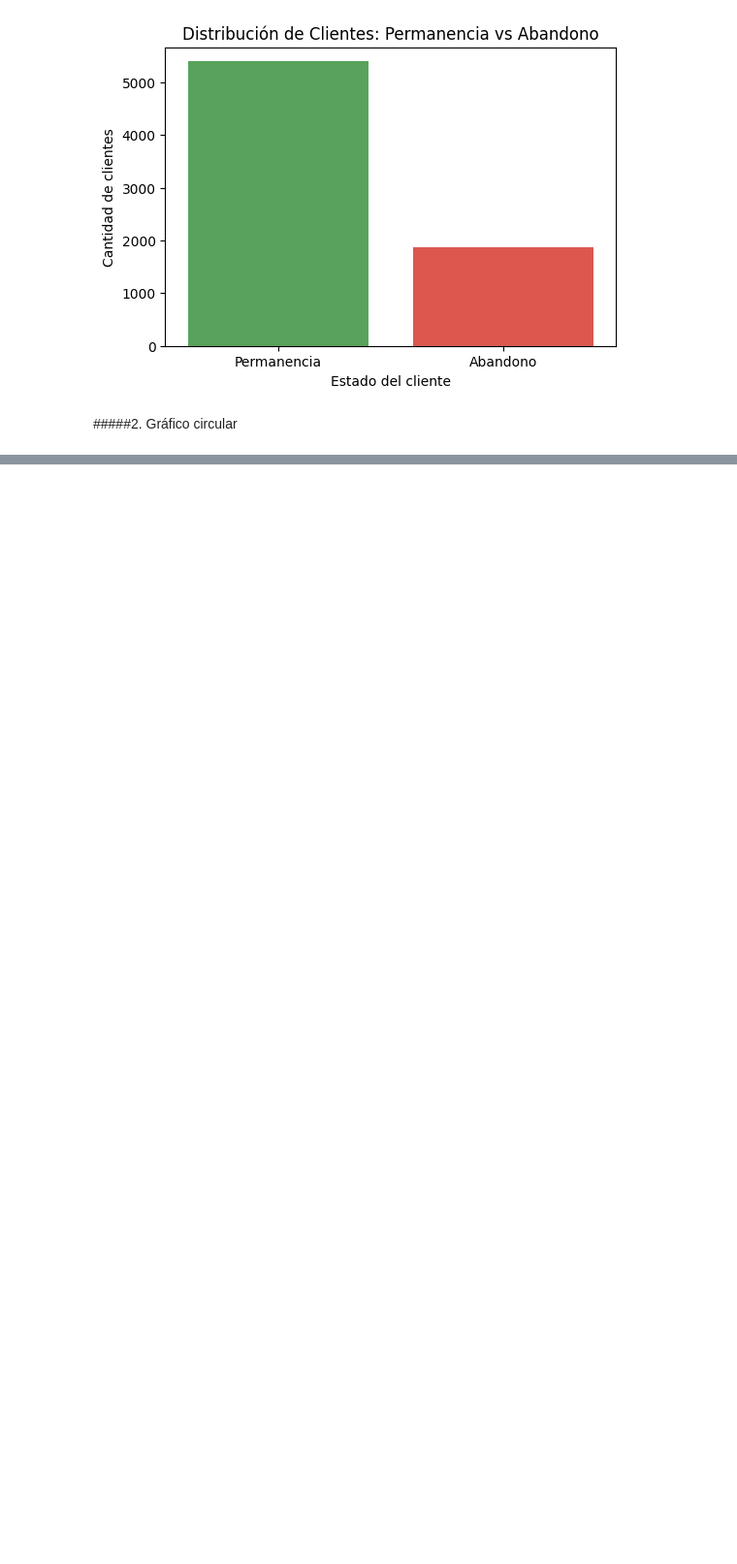
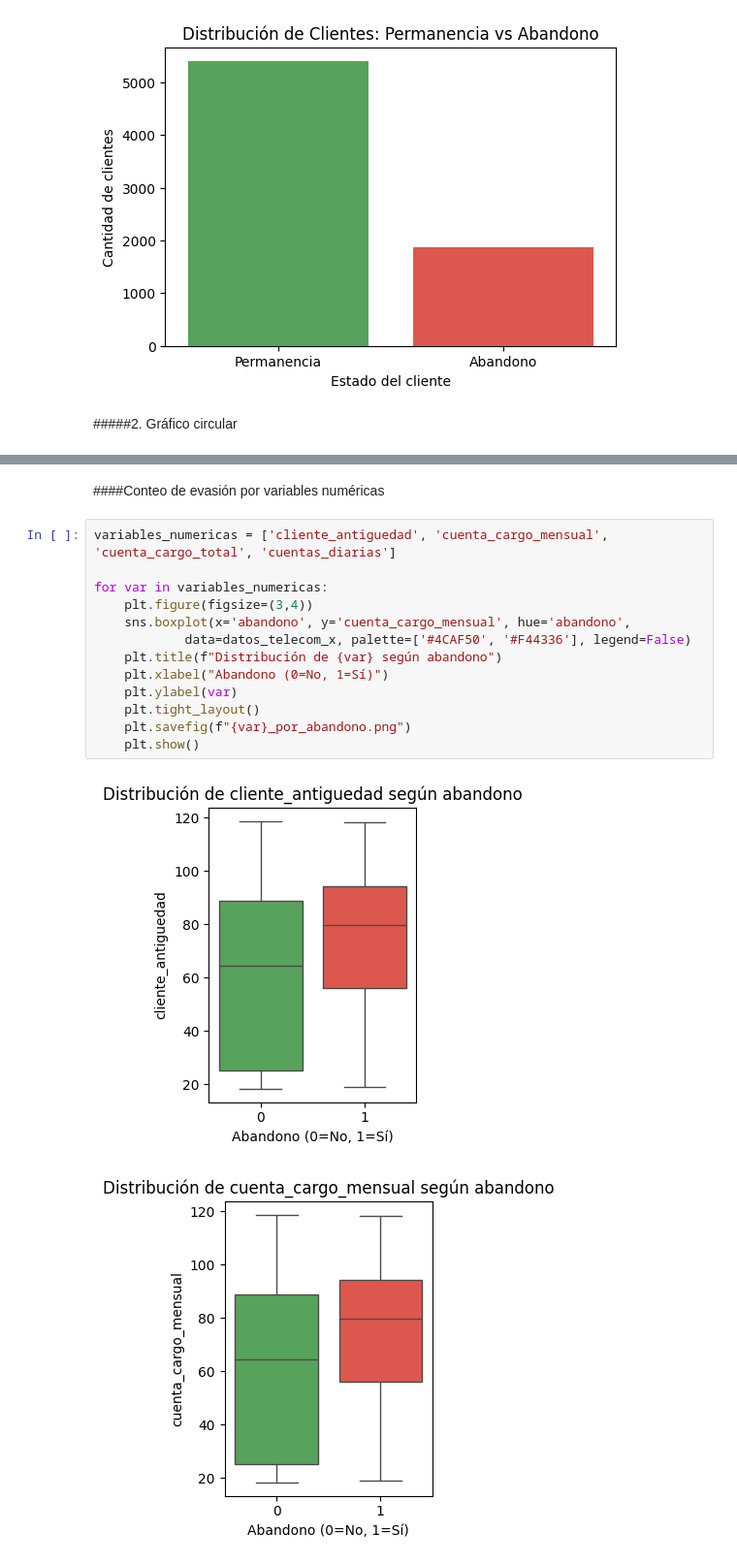
Before and after one commit to MattLudu/Challeng_TelecomX_Latam, a Jupyter notebook: TelecomX_LATAM.ipynb, the cells around one changed output, grey strips where cells are left out. Shown: that part at 97% size. Drawn from its saved outputs; the diff is of its cells as text; blank space fills up the shorter version.

```diff
--- a/TelecomX_LATAM.ipynb
+++ b/TelecomX_LATAM.ipynb
@@ -561,0 +577,18 @@ fig.show()
+# %% [markdown]
+####Conteo de evasión por variables numéricas
+# %%
+variables_numericas = ['cliente_antiguedad', 'cuenta_cargo_mensual', 'cuenta_cargo_total', 'cuentas_diarias']
+
+for var in variables_numericas:
+    plt.figure(figsize=(3,4))
+    sns.boxplot(x='abandono', y='cuenta_cargo_mensual', hue='abandono',
+            data=datos_telecom_x, palette=['#4CAF50', '#F44336'], legend=False)
+    plt.title(f"Distribución de {var} según abandono")
+    plt.xlabel("Abandono (0=No, 1=Sí)")
+    plt.ylabel(var)
+    plt.tight_layout()
+    plt.savefig(f"{var}_por_abandono.png")
+    plt.show()
+# %% [output]
+[figure, added]
+[figure, added]
```
Also changed, not shown: parts of 24 cells of this notebook.
